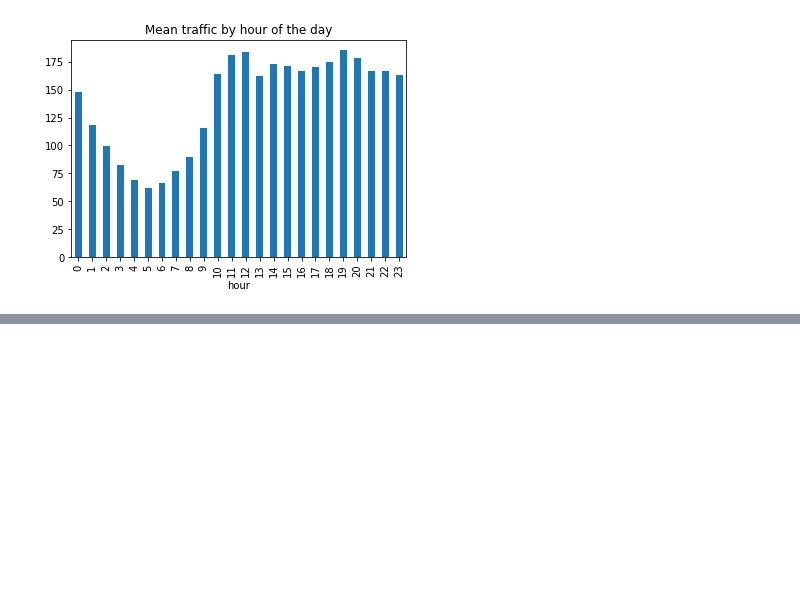
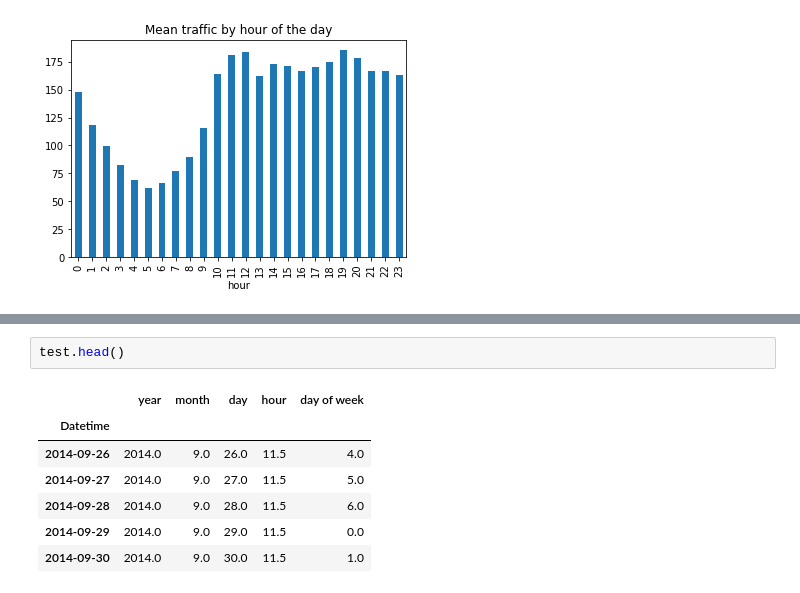
Before and after one commit to MAyub114/time_series_forecasting, a Jupyter notebook: ts_forecasting.ipynb, the cells around one changed output, grey strips where cells are left out. Drawn from its saved outputs; the diff is of its cells as text; blank space fills up the shorter version.

```diff
--- a/ts_forecasting.ipynb
+++ b/ts_forecasting.ipynb
@@ -226,0 +276,10 @@ train.groupby('hour')['Count'].mean().plot.bar(title='Mean traffic by hour of th
+# %%
+test.head()
+# %% [output]
+|  | year | month | day | hour | day of week |
+| Datetime |  |  |  |  |  |
+| 2014-09-26 | 2014.0 | 9.0 | 26.0 | 11.5 | 4.0 |
+| 2014-09-27 | 2014.0 | 9.0 | 27.0 | 11.5 | 5.0 |
+| 2014-09-28 | 2014.0 | 9.0 | 28.0 | 11.5 | 6.0 |
+| 2014-09-29 | 2014.0 | 9.0 | 29.0 | 11.5 | 0.0 |
+| 2014-09-30 | 2014.0 | 9.0 | 30.0 | 11.5 | 1.0 |
```
Also changed, not shown: parts of 9 cells of this notebook.
